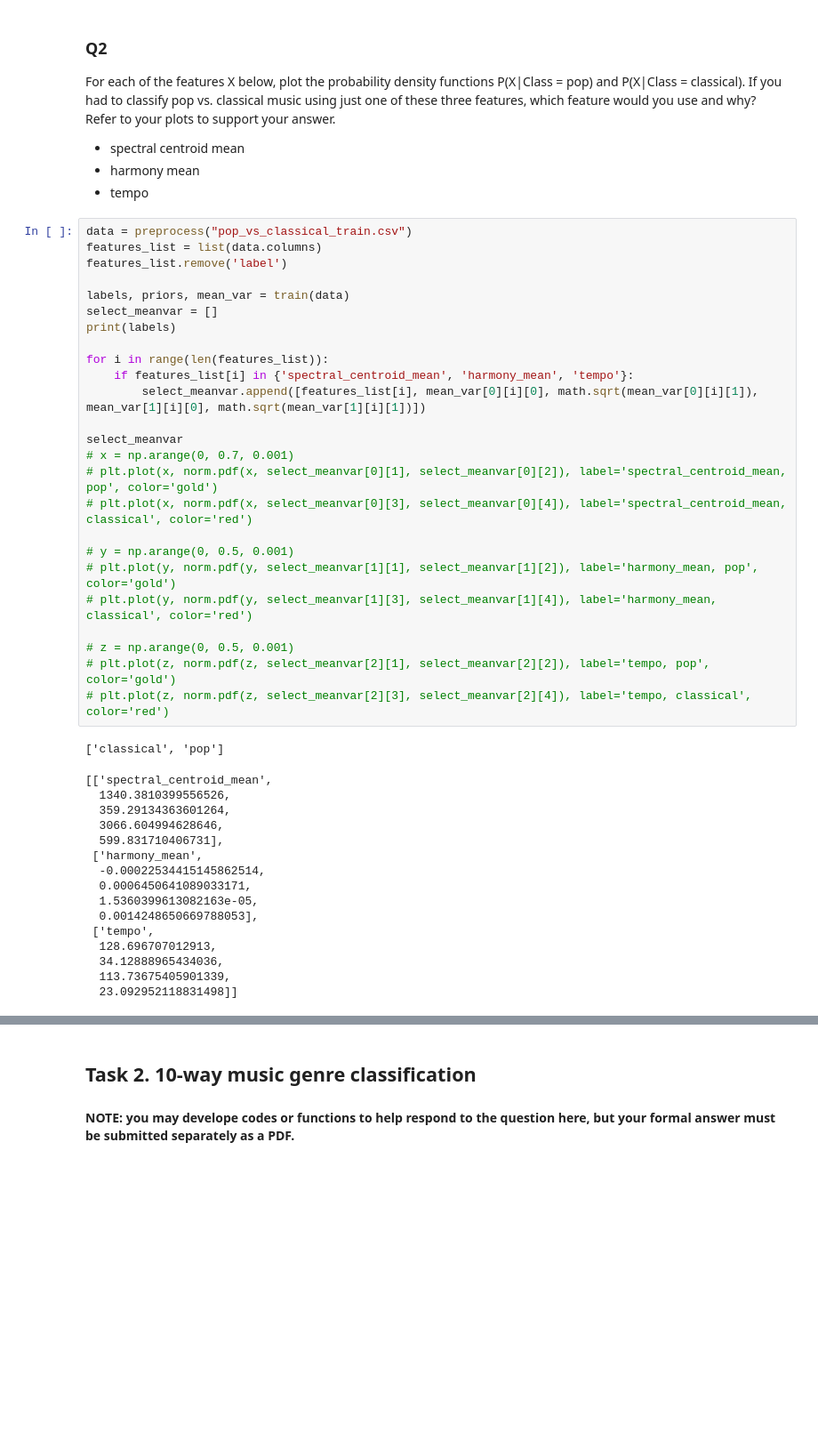
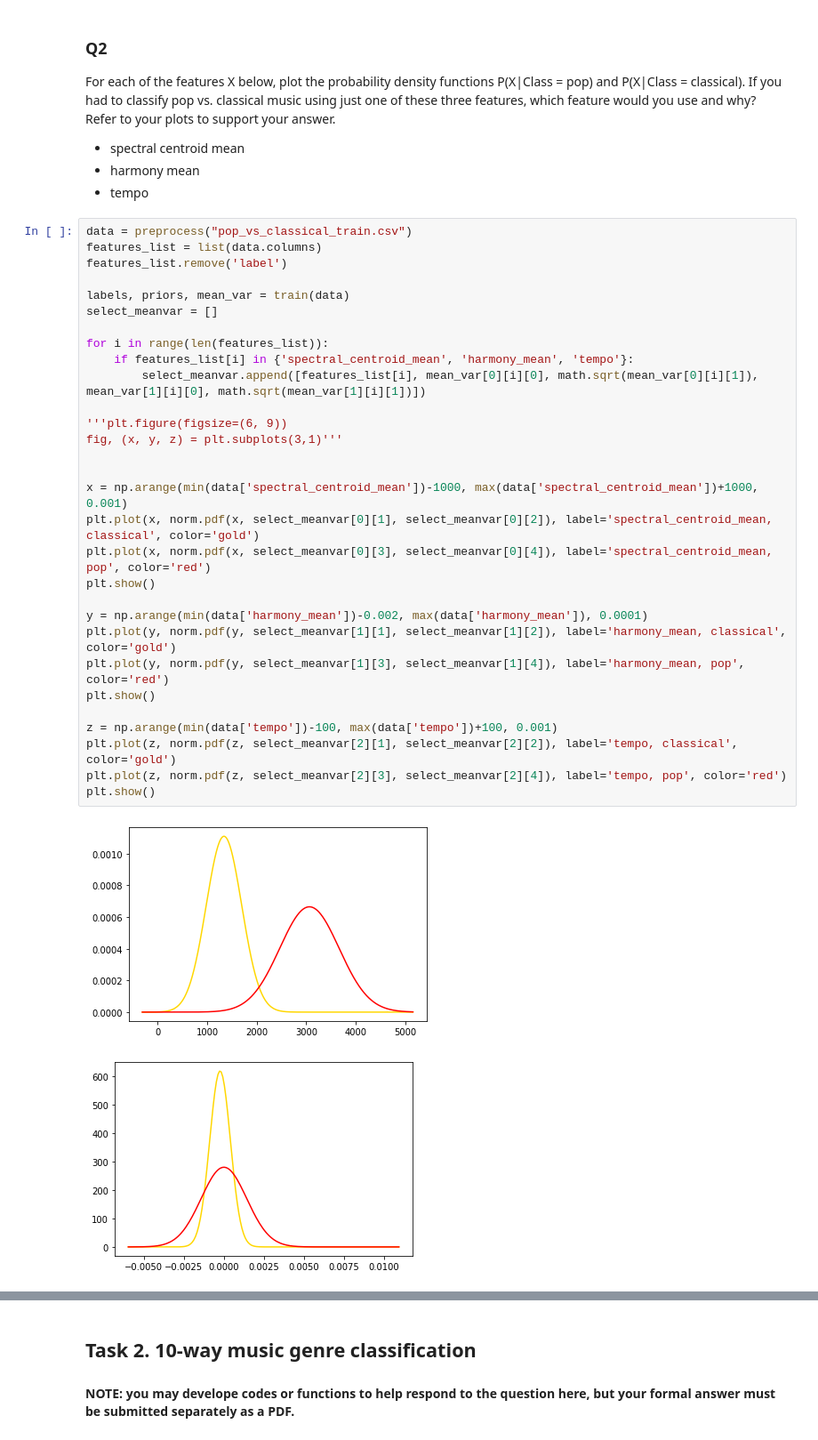
Before and after one commit to nihawaseem/COMP30027-assignment-1, a Jupyter notebook: a1_5 april (niha).ipynb, the cells around one changed output, grey strips where cells are left out. Shown at 89% size. Saved outputs shown, nothing was run; the diff lists cells and outputs as text; blank space fills up the shorter version.

```diff
--- a/a1_5 april (niha).ipynb
+++ b/a1_5 april (niha).ipynb
@@ -163,42 +163,33 @@ For each of the features X below, plot the probability density functions P(X|Cla
 # %%
 data = preprocess("pop_vs_classical_train.csv")
 features_list = list(data.columns)
 features_list.remove('label')
 
 labels, priors, mean_var = train(data)
 select_meanvar = []
-print(labels)
 
 for i in range(len(features_list)):
     if features_list[i] in {'spectral_centroid_mean', 'harmony_mean', 'tempo'}:
         select_meanvar.append([features_list[i], mean_var[0][i][0], math.sqrt(mean_var[0][i][1]), mean_var[1][i][0], math.sqrt(mean_var[1][i][1])])
 
-select_meanvar
-# x = np.arange(0, 0.7, 0.001)
-# plt.plot(x, norm.pdf(x, select_meanvar[0][1], select_meanvar[0][2]), label='spectral_centroid_mean, pop', color='gold')
-# plt.plot(x, norm.pdf(x, select_meanvar[0][3], select_meanvar[0][4]), label='spectral_centroid_mean, classical', color='red')
+'''plt.figure(figsize=(6, 9))
+fig, (x, y, z) = plt.subplots(3,1)'''
 
-# y = np.arange(0, 0.5, 0.001)
-# plt.plot(y, norm.pdf(y, select_meanvar[1][1], select_meanvar[1][2]), label='harmony_mean, pop', color='gold')
-# plt.plot(y, norm.pdf(y, select_meanvar[1][3], select_meanvar[1][4]), label='harmony_mean, classical', color='red')
 
-# z = np.arange(0, 0.5, 0.001)
-# plt.plot(z, norm.pdf(z, select_meanvar[2][1], select_meanvar[2][2]), label='tempo, pop', color='gold')
-# plt.plot(z, norm.pdf(z, select_meanvar[2][3], select_meanvar[2][4]), label='tempo, classical', color='red')
+x = np.arange(min(data['spectral_centroid_mean'])-1000, max(data['spectral_centroid_mean'])+1000, 0.001)
+plt.plot(x, norm.pdf(x, select_meanvar[0][1], select_meanvar[0][2]), label='spectral_centroid_mean, classical', color='gold')
+plt.plot(x, norm.pdf(x, select_meanvar[0][3], select_meanvar[0][4]), label='spectral_centroid_mean, pop', color='red')
+plt.show()
+
+y = np.arange(min(data['harmony_mean'])-0.002, max(data['harmony_mean']), 0.0001)
+plt.plot(y, norm.pdf(y, select_meanvar[1][1], select_meanvar[1][2]), label='harmony_mean, classical', color='gold')
+plt.plot(y, norm.pdf(y, select_meanvar[1][3], select_meanvar[1][4]), label='harmony_mean, pop', color='red')
+plt.show()
+
+z = np.arange(min(data['tempo'])-100, max(data['tempo'])+100, 0.001)
+plt.plot(z, norm.pdf(z, select_meanvar[2][1], select_meanvar[2][2]), label='tempo, classical', color='gold')
+plt.plot(z, norm.pdf(z, select_meanvar[2][3], select_meanvar[2][4]), label='tempo, pop', color='red')
+plt.show()
 # %% [output]
-['classical', 'pop']
-[['spectral_centroid_mean',
-  1340.3810399556526,
-  359.29134363601264,
-  3066.604994628646,
-  599.831710406731],
- ['harmony_mean',
-  -0.00022534415145862514,
-  0.0006450641089033171,
-  1.5360399613082163e-05,
-  0.0014248650669788053],
- ['tempo',
-  128.696707012913,
-  34.12888965434036,
-  113.73675405901339,
-  23.092952118831498]]
+[figure, added]
+[figure, added]
```
Also changed, not shown: parts of 7 cells of this notebook.
